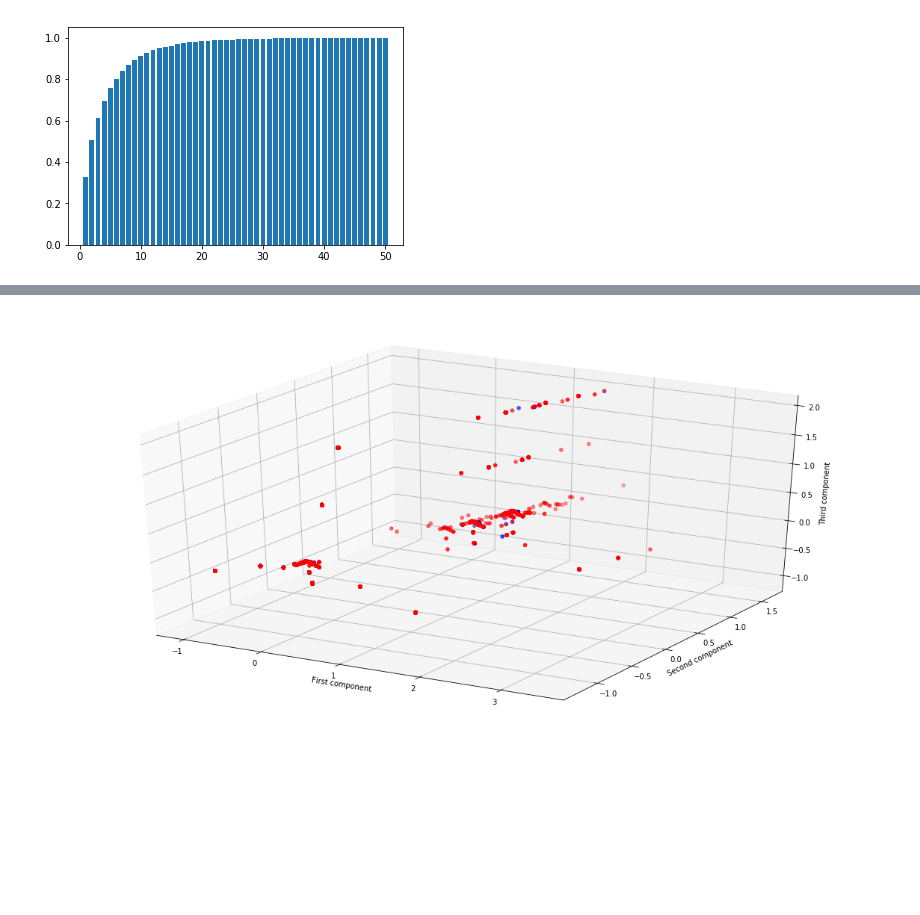
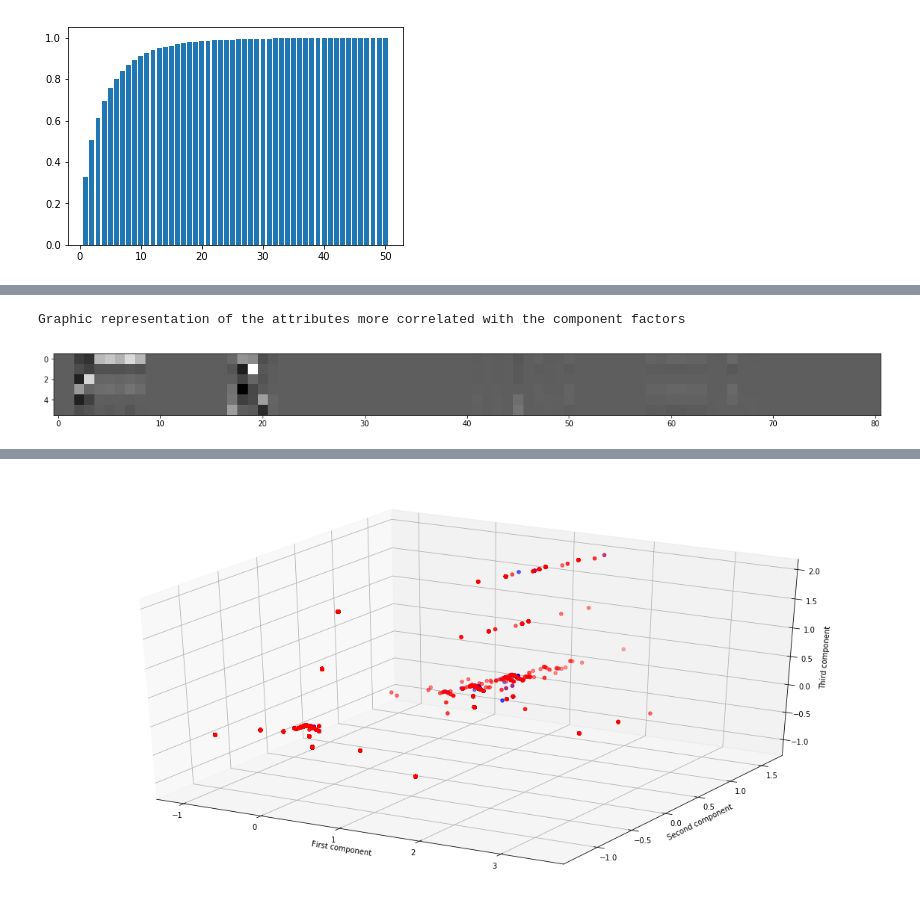
Before and after one commit to hougrammer/yelp_exploration, a Jupyter notebook: yelp_exploration.ipynb, the cells around one changed output, grey strips where cells are left out. Cells and saved outputs as stored; diff of their text form; code cells hidden in the pictures; blank space fills up the shorter version.

```diff
--- a/yelp_exploration.ipynb
+++ b/yelp_exploration.ipynb
@@ -83,0 +86,11 @@ Explained variance up to...
+# %%
+pca = PCA(n_components = 6)
+pca.fit(x_atts_train)
+factor_loadings = pca.components_.T*np.sqrt(pca.explained_variance_)
+print('Graphic representation of the attributes more correlated with the component factors')
+plt.figure(figsize=(20,10))
+plt.imshow(factor_loadings.T, cmap='gray', interpolation='none')
+plt.show()
+# %% [output]
+Graphic representation of the attributes more correlated with the component factors
+[figure, added]
```
Also changed, not shown: parts of 29 cells of this notebook.
